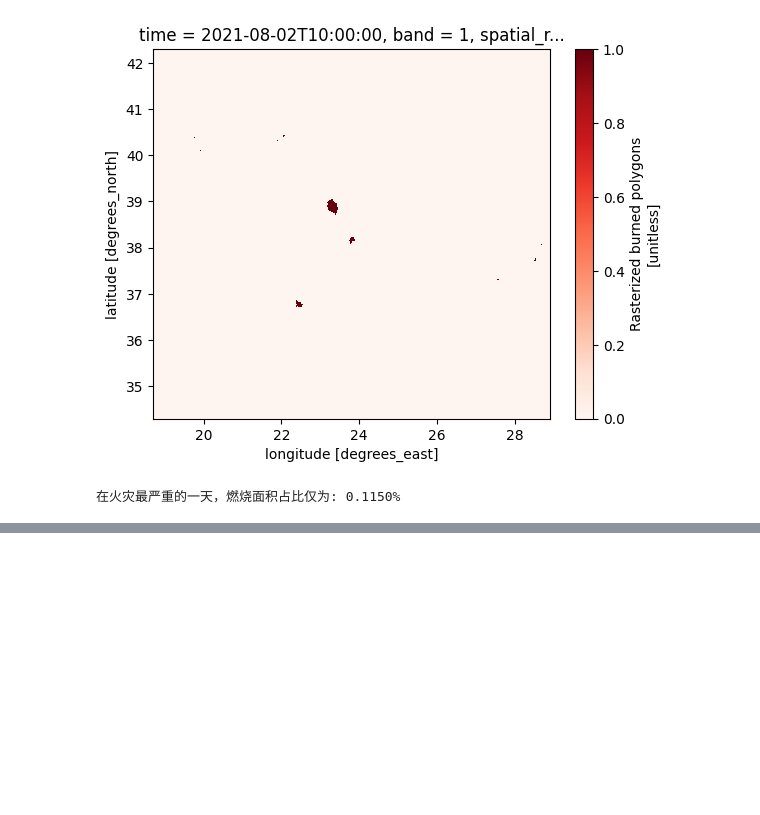
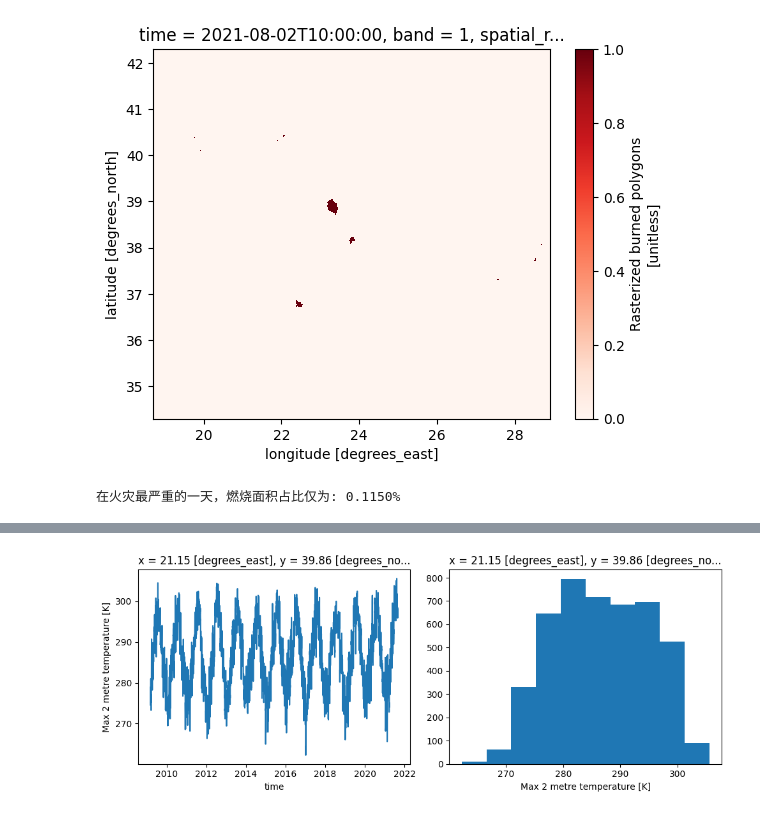
Before and after one commit to YuanpengGao/Graduation_Paper, a Jupyter notebook: dataset_preview.ipynb, the cells around one changed output, grey strips where cells are left out. Drawn from its saved outputs; the diff is of its cells as text; code cells hidden in the pictures; blank space fills up the shorter version.

```diff
--- a/dataset_preview.ipynb
+++ b/dataset_preview.ipynb
@@ -118,0 +129,8 @@ print(f"在火灾最严重的一天，燃烧面积占比仅为: {percent:.4f}%")
+# %%
+fig, axes = plt.subplots(ncols=2, figsize=(10,4))
+(ds['max_t2m']).isel(x=300, y=300).plot(ax=axes[0]) #单点的时间序列的温度变化
+(ds['max_t2m']).isel(x=300, y=300).plot.hist(ax=axes[1]) # 温度的分布情况
+plt.tight_layout()
+plt.draw()
+# %% [output]
+[figure, added]
```
Also changed, not shown: parts of 11 cells of this notebook, 2 other files.
